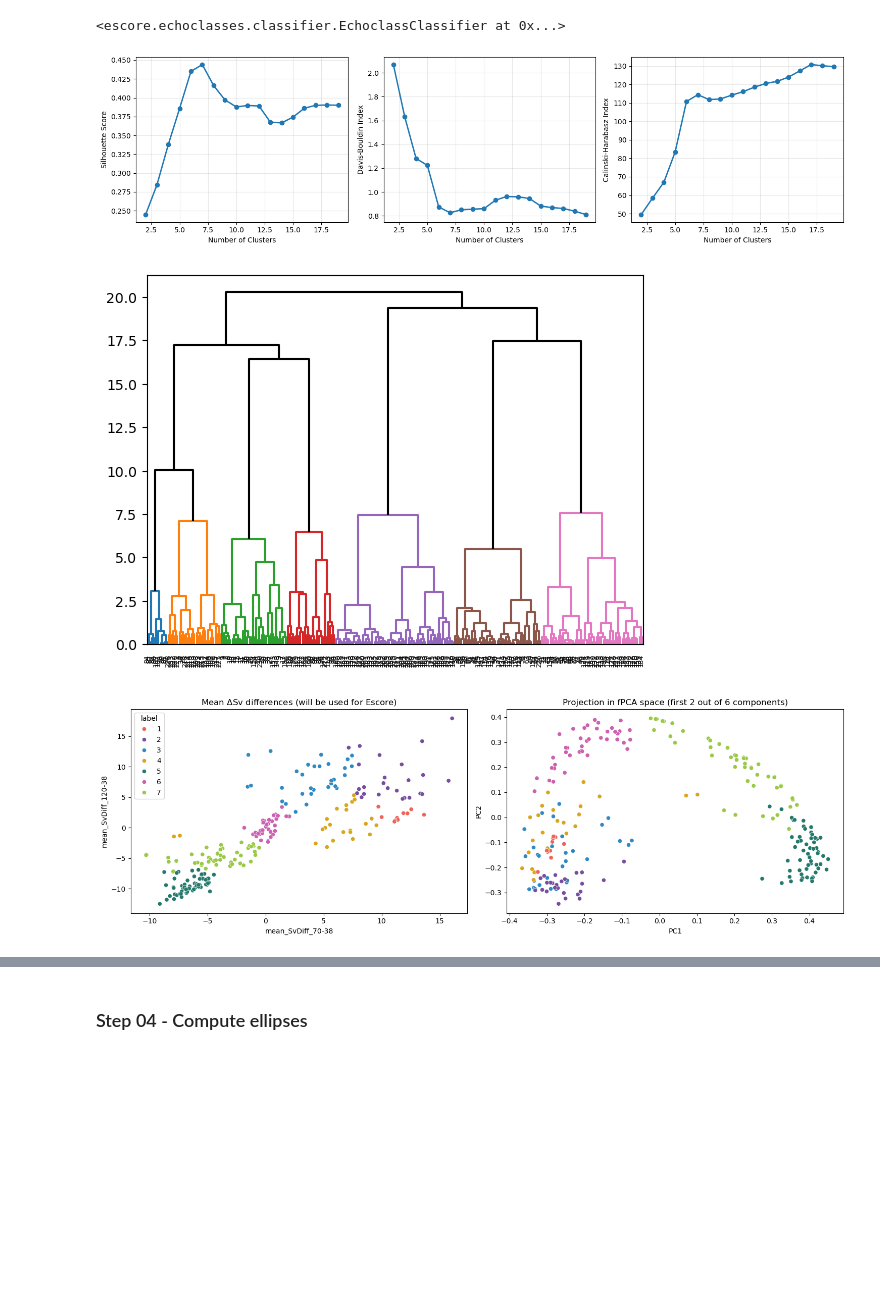
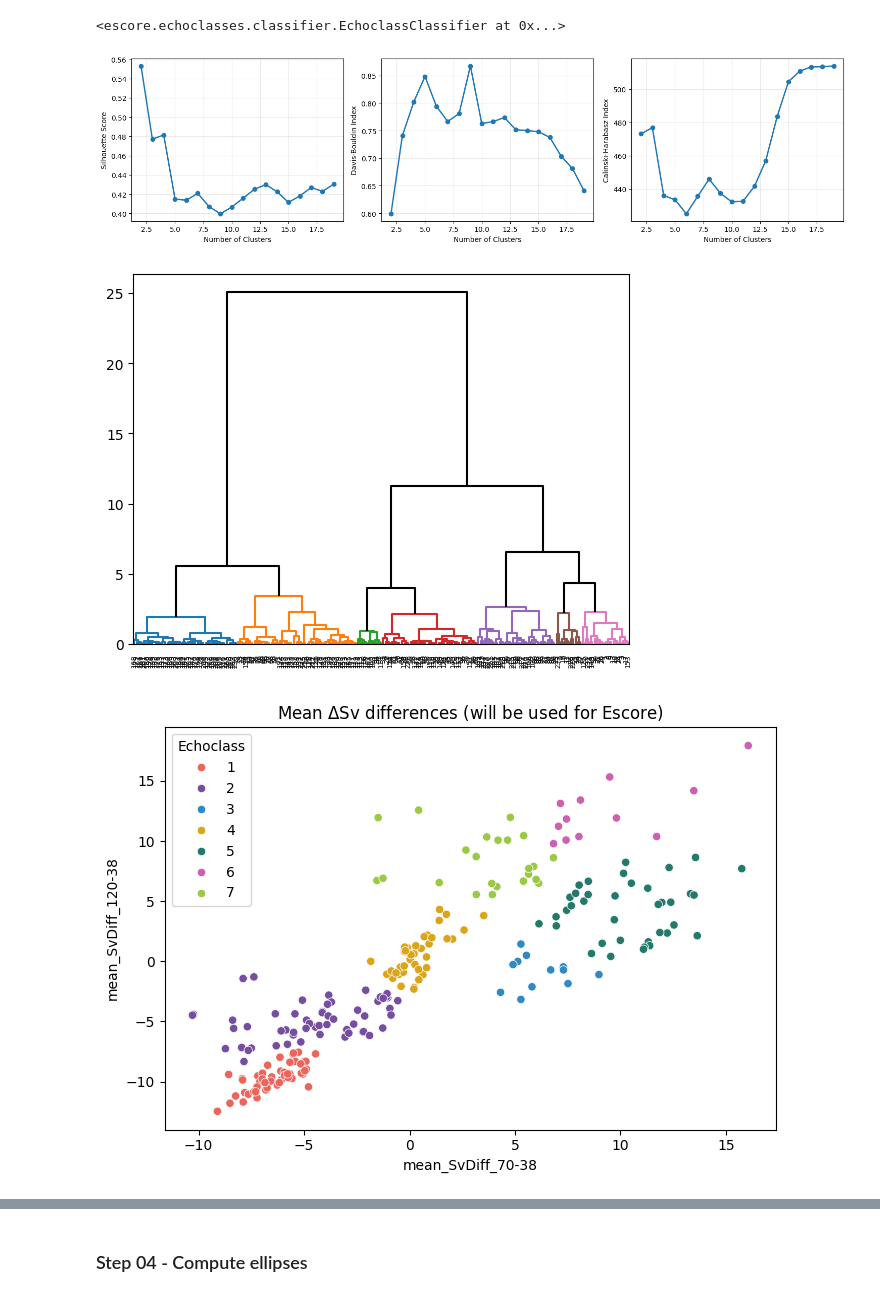
Before and after one commit to gaspardringuenet/escore-python, a Jupyter notebook: notebooks/escore_demonstration.ipynb, the cells around one changed output, grey strips where cells are left out. Drawn from its saved outputs; the diff is of its cells as text; code cells hidden in the pictures; blank space fills up the shorter version.

Commit message:
src layout

```diff
--- a/notebooks/escore_demonstration.ipynb
+++ b/notebooks/escore_demonstration.ipynb
@@ -123,7 +69,5 @@ for e in sample:
 # %%
-joined_df = mean_sv_diff_df.join(fda_features_df, on="echotype", how="inner")
-
-features_df = fda_features_df
+features_df = mean_sv_diff_df.drop("n_obs", axis=1)
 # %% [markdown]
 **Cluster features to classify echotypes into echoclasses**
 # %%
@@ -139,12 +83,12 @@ from escore.echoclasses import evaluate_n_clusters, plot_cluster_evaluation
 metrics_df = evaluate_n_clusters(features_df, classifier, n_clusters_range=range(2, 20))
 plot_cluster_evaluation(metrics_df, layout='tight');
 # %% [output]
-[figure, old version]
+[figure, new version]
 # %%
 N_CLUSTERS = 7
 dend = classifier.get_dendrogram(n_clusters=N_CLUSTERS)
 # %% [output]
-[figure, old version]
+[figure, new version]
 # %%
 import palettable
 from matplotlib.colors import ListedColormap
@@ -152,44 +96,24 @@ from matplotlib.colors import ListedColormap
 classes_cmap = ListedColormap(palettable.cartocolors.qualitative.Vivid_10_r.mpl_colors[:N_CLUSTERS])
 # %%
 import seaborn as sns
-import pandas as pd
 import matplotlib.pyplot as plt
-from cmcrameri import cm
 
-joined_df["label"] = classifier.predict(n_clusters=N_CLUSTERS)
+features_df["label"] = classifier.predict(n_clusters=N_CLUSTERS)
 
-def label_point(x, y, val, ax, offset):
-    a = pd.concat({'x': x, 'y': y, 'val': val}, axis=1)
-    for i, point in a.iterrows():
-        ax.text(point['x']+offset, point['y']+offset, str(int(point['val'])))
-
-fig, axes = plt.subplots(1, 2, figsize=(15, 5), layout="tight")
+fig, ax = plt.subplots(figsize=(7, 5), layout="tight")
 
 sns.scatterplot(
-    joined_df,
+    features_df,
     x="mean_SvDiff_70-38",
     y="mean_SvDiff_120-38",
     hue="label",
     palette=classes_cmap,
-    ax=axes[0]
+    ax=ax
 )
-sns.scatterplot(
-    joined_df,
-    x="PC1",
-    y="PC2",
-    hue="label",
-    palette=classes_cmap,
-    ax=axes[1],
-    legend=False,
-)
-
-#label_point(joined_df["mean_SvDiff_70-38"], joined_df["mean_SvDiff_120-38"], joined_df.index.to_series(), axes[0], offset=.1)
-#label_point(joined_df["PC1"], joined_df["PC2"], joined_df.index.to_series(), axes[1], offset=.005)
-
-axes[0].set_title(r"Mean $\Delta$Sv differences (will be used for Escore)")
-axes[1].set_title("Projection in fPCA space (first 2 out of 6 components)");
+ax.set_title(r"Mean $\Delta$Sv differences (will be used for Escore)")
+ax.legend(title="Echoclass");
 # %% [output]
-[figure, old version]
+[figure, new version]
 # %%
 from escore.echoclasses import validate_classification
 
```
Also changed, not shown: parts of 13 cells of this notebook, 20 other files.
